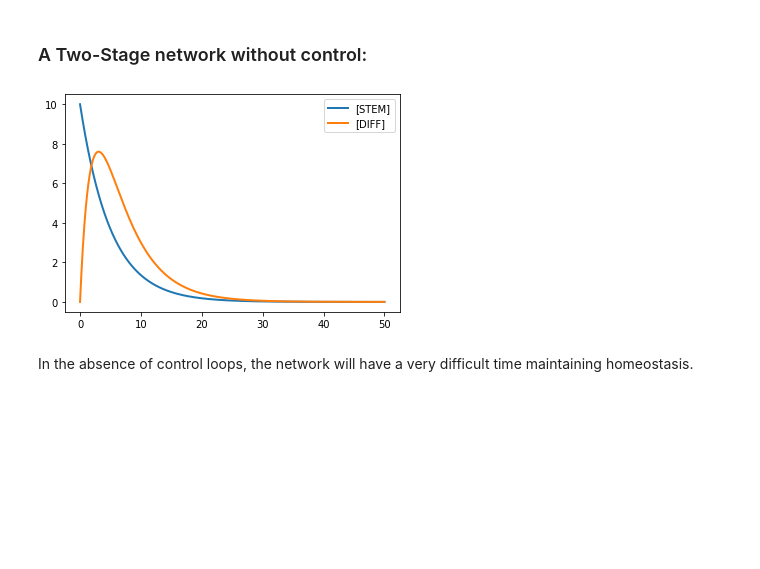
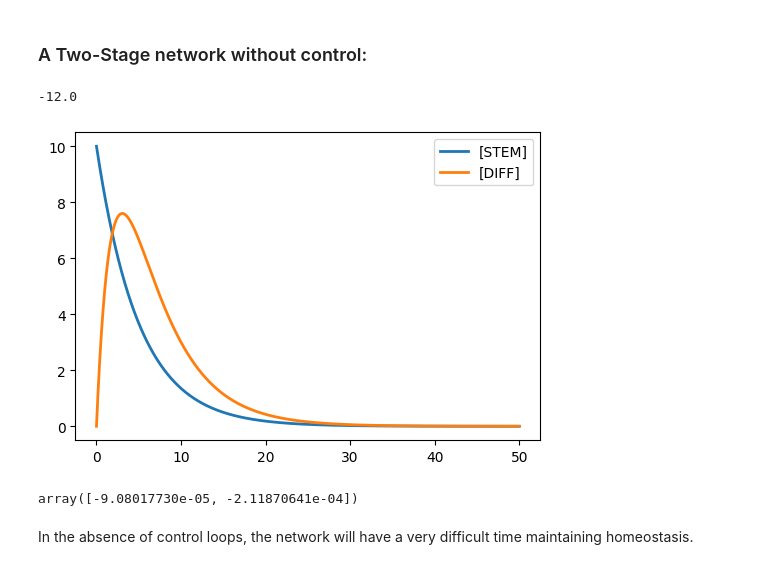
Before and after one commit to GJSeverino/Cell-Lineages, a Jupyter notebook: Nanohub_project.ipynb, the cells around one changed output. Drawn from its saved outputs; the diff is of its cells as text; code cells hidden in the pictures; blank space fills up the shorter version.

```diff
--- a/Nanohub_project.ipynb
+++ b/Nanohub_project.ipynb
@@ -257,14 +264,19 @@ where $x$ is the population of stem cells, $y$ is the population of terminally d
 # %%
 NoControl = twoCompartmentModel(
   STEM='10', DIFF='0',
   L='0.5',P='0.7',D='0.5',
   Control=['1', '1', '1'],
   Events=[])
 r = te.loada(NoControl)
+print(r.getRatesOfChange())
+print(r["STEM'"]-r['STEM'])
 s = r.simulate(0, 50, 10000)
 r.plot(s)
+r.getRatesOfChange()
 # %% [output]
+-12.0
-[figure, old version]
+[figure, new version]
+array([-9.08017730e-05, -2.11870641e-04])
 # %% [markdown]
 In the absence of control loops, the network will have a very difficult time maintaining homeostasis.
 # %% [markdown]
```
Also changed, not shown: parts of 14 cells of this notebook.
